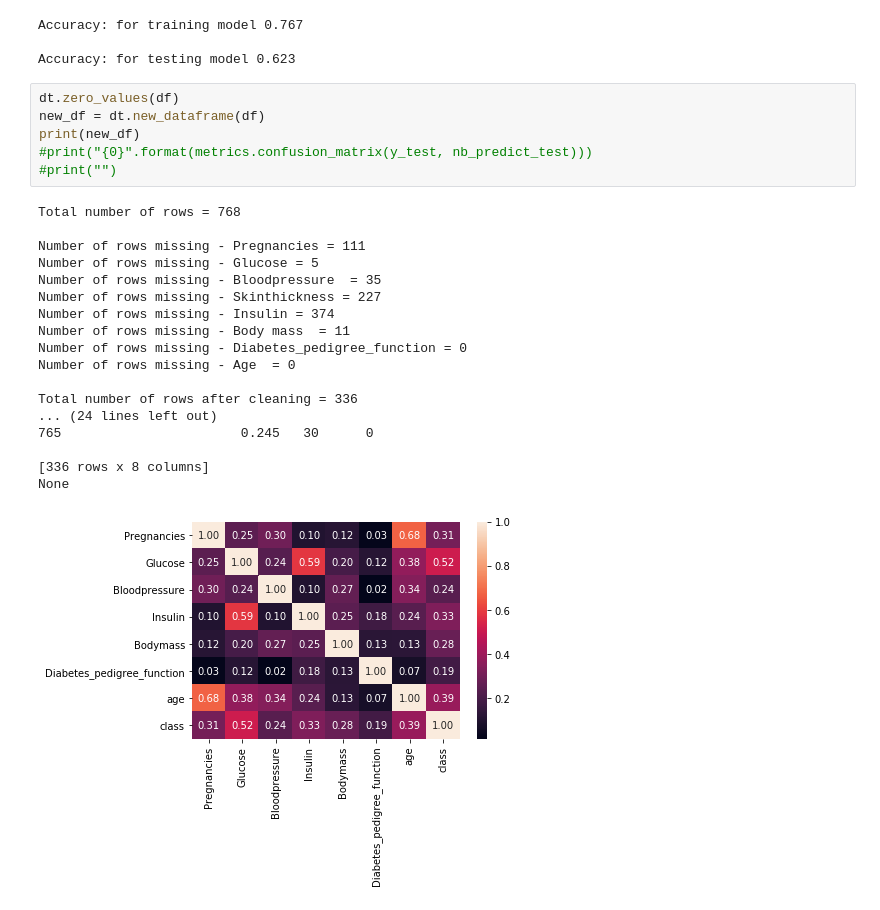
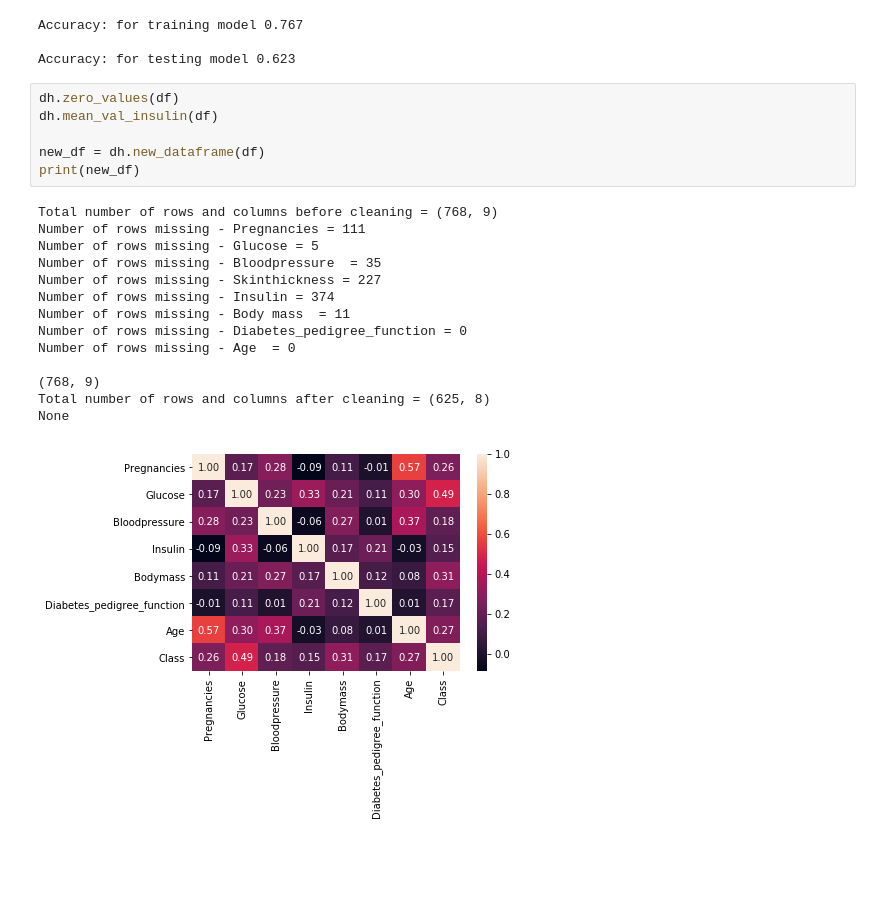
Before and after one commit to HenrikAgger/PythonProject, a Jupyter notebook: diabetes_analysis.ipynb, the cells around one changed output. Cells and saved outputs as stored; diff of their text form; blank space fills up the shorter version.

```diff
--- a/diabetes_analysis.ipynb
+++ b/diabetes_analysis.ipynb
@@ -64,29 +64,25 @@ Accuracy: for training model 0.767
 
 Accuracy: for testing model 0.623
 # %%
-dt.zero_values(df)
-new_df = dt.new_dataframe(df)
+dh.zero_values(df)
+dh.mean_val_insulin(df)
+
+new_df = dh.new_dataframe(df)
 print(new_df)
-#print("{0}".format(metrics.confusion_matrix(y_test, nb_predict_test)))
-#print("")
 # %% [output]
-Total number of rows = 768
-
+Total number of rows and columns before cleaning = (768, 9)
 Number of rows missing - Pregnancies = 111
 Number of rows missing - Glucose = 5
 Number of rows missing - Bloodpressure  = 35
 Number of rows missing - Skinthickness = 227
 Number of rows missing - Insulin = 374
 Number of rows missing - Body mass  = 11
 Number of rows missing - Diabetes_pedigree_function = 0
 Number of rows missing - Age  = 0
 
-Total number of rows after cleaning = 336
-... (24 lines left out)
-765                       0.245   30      0
-
-[336 rows x 8 columns]
+(768, 9)
+Total number of rows and columns after cleaning = (625, 8)
 None
-[figure, old version]
+[figure, new version]
 # %%
 # Source : https://medium.com/@neuralnets/data-visualization-with-python-and-seaborn-part-4-9b0119887130
```
Also changed, not shown: parts of 2 cells of this notebook, 3 other files.
